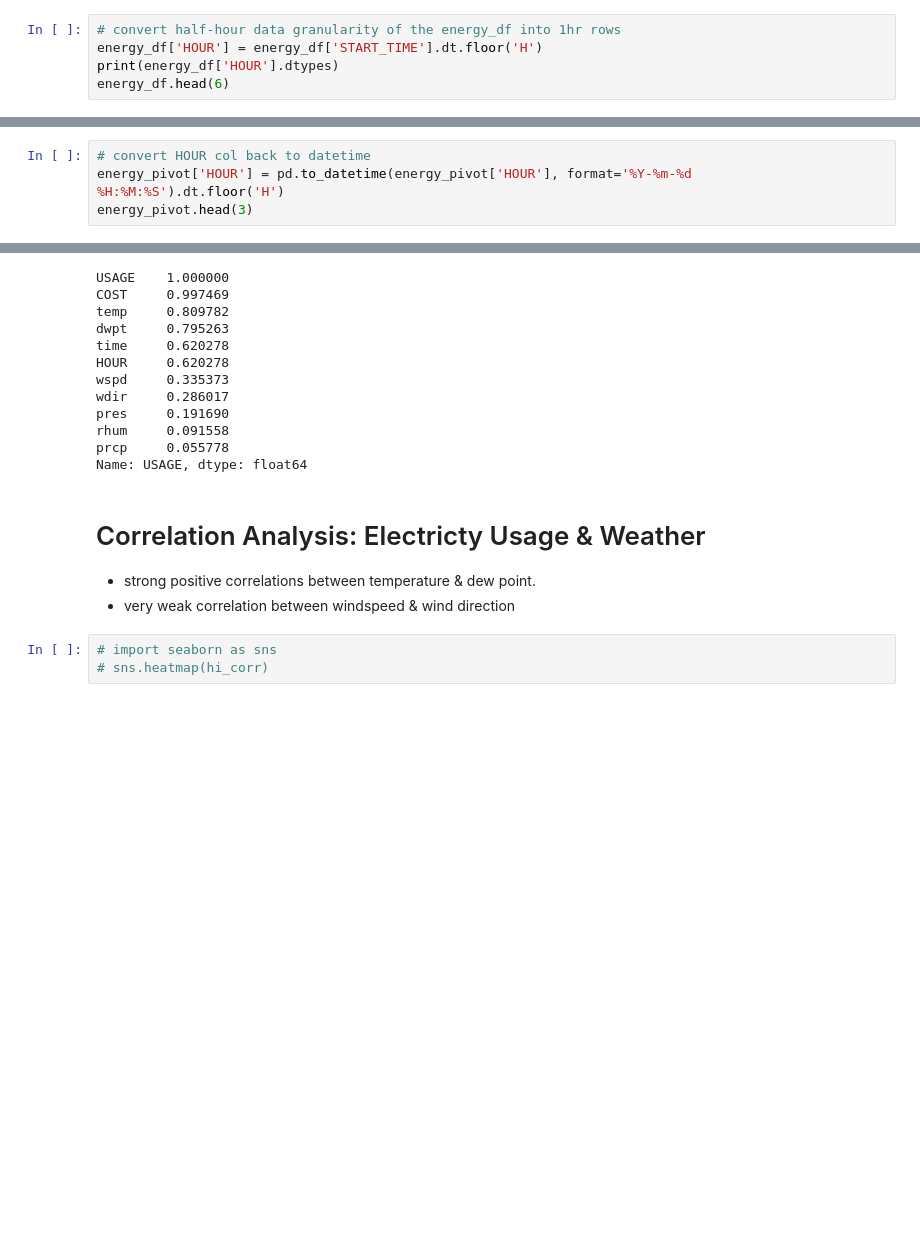
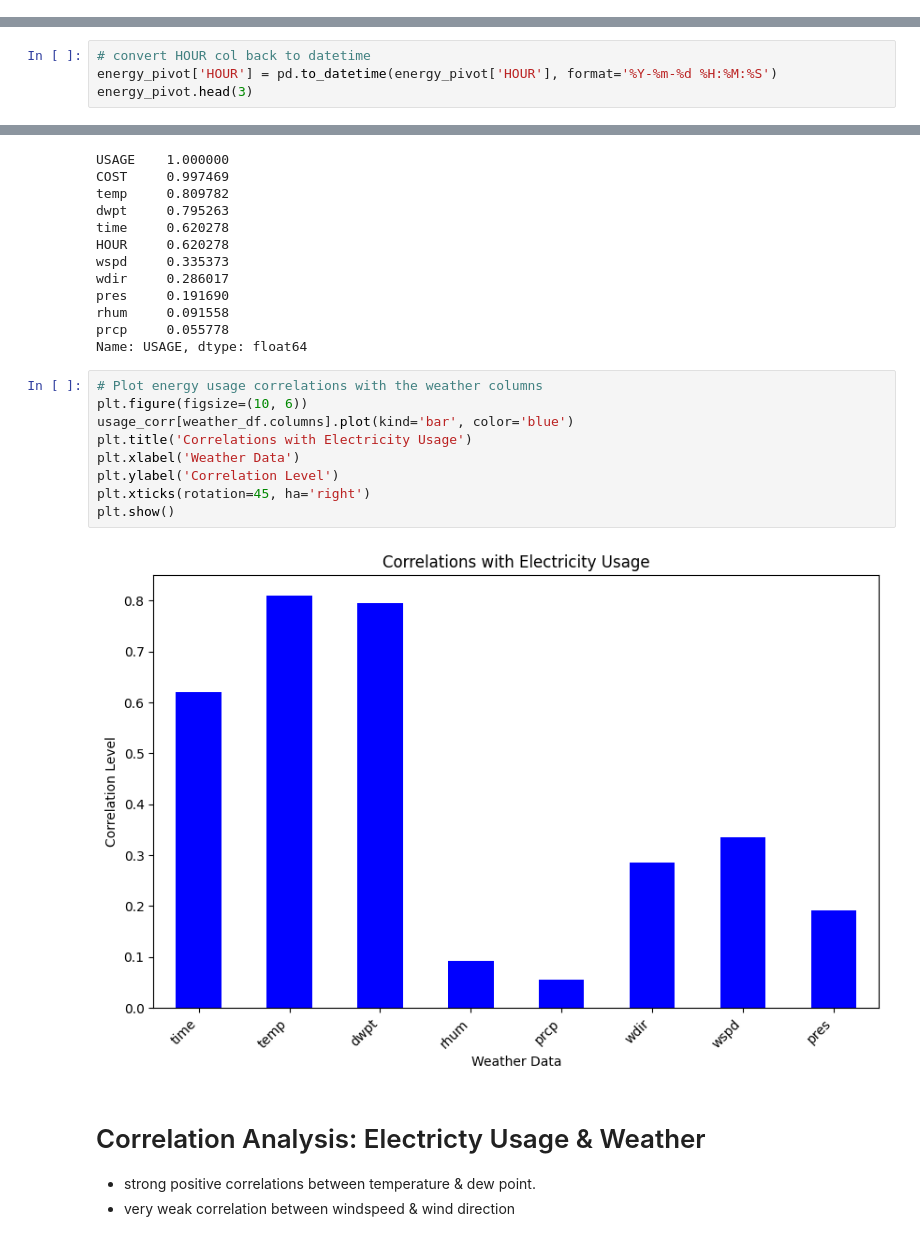
Before and after one commit to MichaelSalata/Energy_Use_Info, a Jupyter notebook: electricity_and_weather_analysis.ipynb, the cells around one changed output, grey strips where cells are left out. Cells and saved outputs as stored; diff of their text form; blank space fills up the shorter version.

Commit message:
plotted & analyzed usage correlations with weather

```diff
--- a/electricity_and_weather_analysis.ipynb
+++ b/electricity_and_weather_analysis.ipynb
@@ -178,8 +166,3 @@ energy_df.head(4)
 | 1 | 2022-10-22 00:30:00 | 2022-10-22 00:00:00 | 2022-10-22 00:59:00 | 0.13 | 0.02 | 2022-10-22 00:00:00 |
 | 2 | 2022-10-22 01:00:00 | 2022-10-22 00:00:00 | 2022-10-22 01:29:00 | 0.09 | 0.01 | 2022-10-22 01:00:00 |
 | 3 | 2022-10-22 01:30:00 | 2022-10-22 00:00:00 | 2022-10-22 01:59:00 | 0.20 | 0.02 | 2022-10-22 01:00:00 |
-# %%
-# convert half-hour data granularity of the energy_df into 1hr rows
-energy_df['HOUR'] = energy_df['START_TIME'].dt.floor('H')
-print(energy_df['HOUR'].dtypes)
-energy_df.head(6)
@@ -219,7 +193,7 @@ dtypes: datetime64[ns](1), float64(2)
 memory usage: 205.4 KB
 # %%
 # convert HOUR col back to datetime
-energy_pivot['HOUR'] = pd.to_datetime(energy_pivot['HOUR'], format='%Y-%m-%d %H:%M:%S').dt.floor('H')
+energy_pivot['HOUR'] = pd.to_datetime(energy_pivot['HOUR'], format='%Y-%m-%d %H:%M:%S')
 energy_pivot.head(3)
 # %% [output]
 |  | HOUR | COST | USAGE |
@@ -260,10 +234,18 @@ pres     0.191690
 rhum     0.091558
 prcp     0.055778
 Name: USAGE, dtype: float64
+# %%
+# Plot energy usage correlations with the weather columns
+plt.figure(figsize=(10, 6))
+usage_corr[weather_df.columns].plot(kind='bar', color='blue')
+plt.title('Correlations with Electricity Usage')
+plt.xlabel('Weather Data')
+plt.ylabel('Correlation Level')
+plt.xticks(rotation=45, ha='right')
+plt.show()
+# %% [output]
+[figure, added]
 # %% [markdown]
 # Correlation Analysis: Electricty Usage & Weather
 * strong positive correlations between temperature & dew point.
 * very weak correlation between windspeed & wind direction
-# %%
-# import seaborn as sns
-# sns.heatmap(hi_corr)
```
Also changed, not shown: parts of 4 cells of this notebook.
